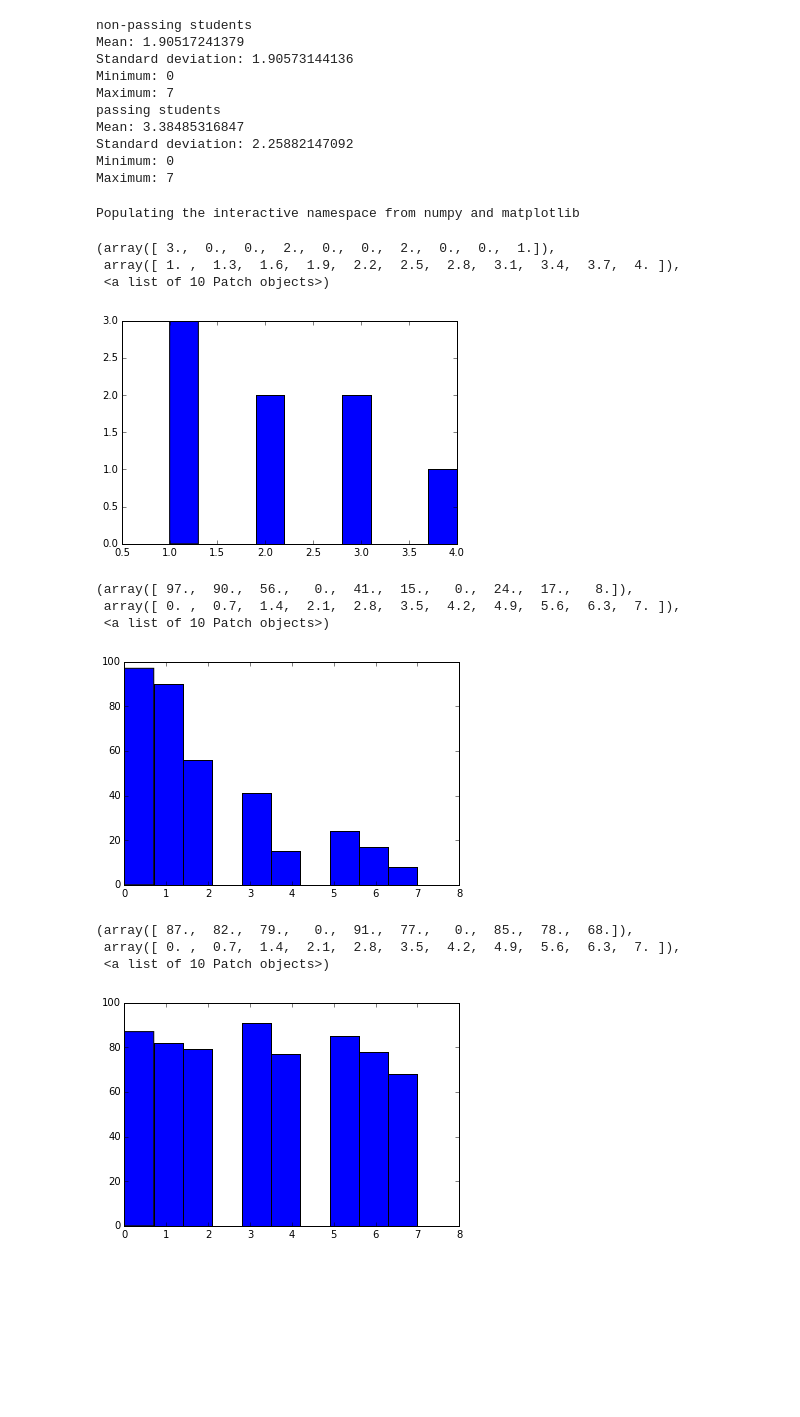
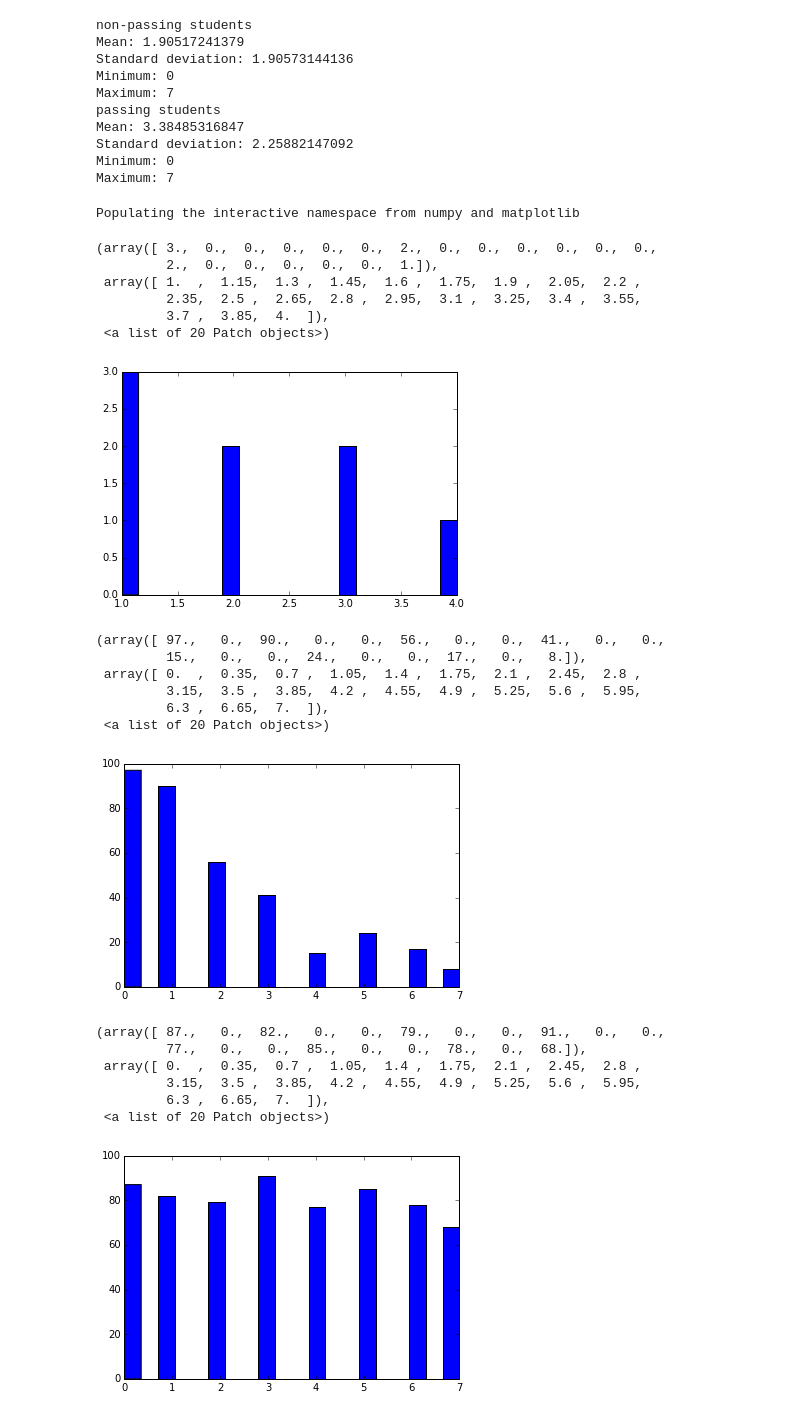
Before and after one commit to wuhao007/ud170, a Jupyter notebook: Lesson1.ipynb, the cells around one changed output. Saved outputs shown, nothing was run; the diff lists cells and outputs as text; code cells hidden in the pictures; blank space fills up the shorter version.

```diff
--- a/Lesson1.ipynb
+++ b/Lesson1.ipynb
@@ -398,24 +398,33 @@ data = [1, 2, 1, 3, 3, 1, 4, 2]
 
 %pylab inline
 import matplotlib.pyplot as plt
-plt.hist(data)
+plt.hist(data, bins=20)
 # %% [output]
 Populating the interactive namespace from numpy and matplotlib
-(array([ 3.,  0.,  0.,  2.,  0.,  0.,  2.,  0.,  0.,  1.]),
- array([ 1. ,  1.3,  1.6,  1.9,  2.2,  2.5,  2.8,  3.1,  3.4,  3.7,  4. ]),
- <a list of 10 Patch objects>)
+(array([ 3.,  0.,  0.,  0.,  0.,  0.,  2.,  0.,  0.,  0.,  0.,  0.,  0.,
+         2.,  0.,  0.,  0.,  0.,  0.,  1.]),
+ array([ 1.  ,  1.15,  1.3 ,  1.45,  1.6 ,  1.75,  1.9 ,  2.05,  2.2 ,
+         2.35,  2.5 ,  2.65,  2.8 ,  2.95,  3.1 ,  3.25,  3.4 ,  3.55,
+         3.7 ,  3.85,  4.  ]),
+ <a list of 20 Patch objects>)
-[figure, old version]
+[figure, new version]
 # %%
-plt.hist(non_passing_visits.values())
+plt.hist(non_passing_visits.values(), bins=20)
 # %% [output]
-(array([ 97.,  90.,  56.,   0.,  41.,  15.,   0.,  24.,  17.,   8.]),
- array([ 0. ,  0.7,  1.4,  2.1,  2.8,  3.5,  4.2,  4.9,  5.6,  6.3,  7. ]),
- <a list of 10 Patch objects>)
+(array([ 97.,   0.,  90.,   0.,   0.,  56.,   0.,   0.,  41.,   0.,   0.,
+         15.,   0.,   0.,  24.,   0.,   0.,  17.,   0.,   8.]),
+ array([ 0.  ,  0.35,  0.7 ,  1.05,  1.4 ,  1.75,  2.1 ,  2.45,  2.8 ,
+         3.15,  3.5 ,  3.85,  4.2 ,  4.55,  4.9 ,  5.25,  5.6 ,  5.95,
+         6.3 ,  6.65,  7.  ]),
+ <a list of 20 Patch objects>)
-[figure, old version]
+[figure, new version]
 # %%
-plt.hist(passing_visits.values())
+plt.hist(passing_visits.values(), bins=20)
 # %% [output]
-(array([ 87.,  82.,  79.,   0.,  91.,  77.,   0.,  85.,  78.,  68.]),
- array([ 0. ,  0.7,  1.4,  2.1,  2.8,  3.5,  4.2,  4.9,  5.6,  6.3,  7. ]),
- <a list of 10 Patch objects>)
+(array([ 87.,   0.,  82.,   0.,   0.,  79.,   0.,   0.,  91.,   0.,   0.,
+         77.,   0.,   0.,  85.,   0.,   0.,  78.,   0.,  68.]),
+ array([ 0.  ,  0.35,  0.7 ,  1.05,  1.4 ,  1.75,  2.1 ,  2.45,  2.8 ,
+         3.15,  3.5 ,  3.85,  4.2 ,  4.55,  4.9 ,  5.25,  5.6 ,  5.95,
+         6.3 ,  6.65,  7.  ]),
+ <a list of 20 Patch objects>)
-[figure, old version]
+[figure, new version]
```
Also changed, not shown: parts of 1 cell of this notebook.
